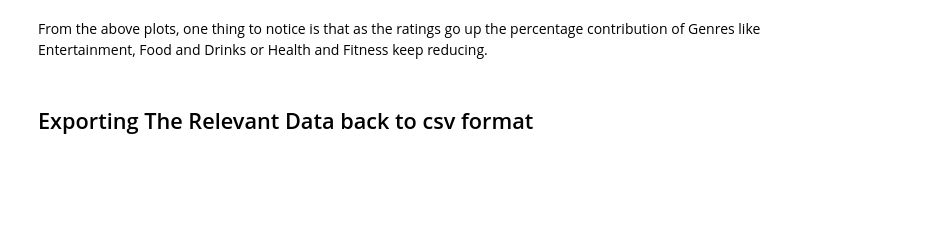
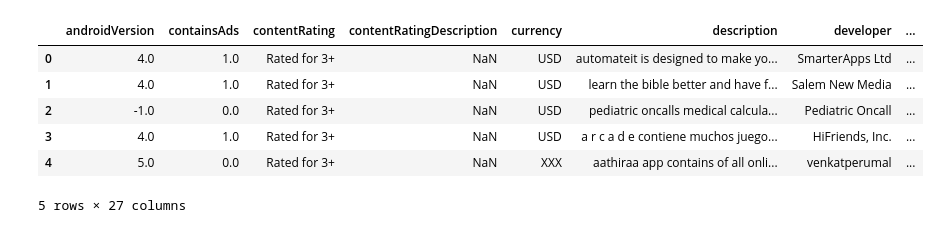
Before and after one commit to aryanpandey/App-Rating-Predictor, a Jupyter notebook: EDA/EDA.ipynb, the cells around one changed output. Cells and saved outputs as stored; diff of their text form; code cells hidden in the pictures; blank space fills up the shorter version.

```diff
--- a/EDA/EDA.ipynb
+++ b/EDA/EDA.ipynb
@@ -331,4 +0,0 @@ plt.show()
-# %% [markdown]
-From the above plots, one thing to notice is that as the ratings go up the percentage contribution of Genres like Entertainment, Food and Drinks or Health and Fitness keep reducing.
-# %% [markdown]
-## Exporting The Relevant Data back to csv format
@@ -336,0 +8,11 @@ relevant_data.to_csv('Data_for_Model.csv', index = False)
+# %%
+df = pd.read_csv('../Data/play_store_data.csv')
+df.head()
+# %% [output]
+|  | androidVersion | containsAds | contentRating | contentRatingDescription | currency | description | developer | ... |
+| 0 | 4.0 | 1.0 | Rated for 3+ | NaN | USD | automateit is designed to make yo... | SmarterApps Ltd | ... |
+| 1 | 4.0 | 1.0 | Rated for 3+ | NaN | USD | learn the bible better and have f... | Salem New Media | ... |
+| 2 | -1.0 | 0.0 | Rated for 3+ | NaN | USD | pediatric oncalls medical calcula... | Pediatric Oncall | ... |
+| 3 | 4.0 | 1.0 | Rated for 3+ | NaN | USD | a r c a d e contiene muchos juego... | HiFriends, Inc. | ... |
+| 4 | 5.0 | 0.0 | Rated for 3+ | NaN | XXX | aathiraa app contains of all onli... | venkatperumal | ... |
+5 rows × 27 columns
```
Also changed, not shown: parts of 69 cells of this notebook.
